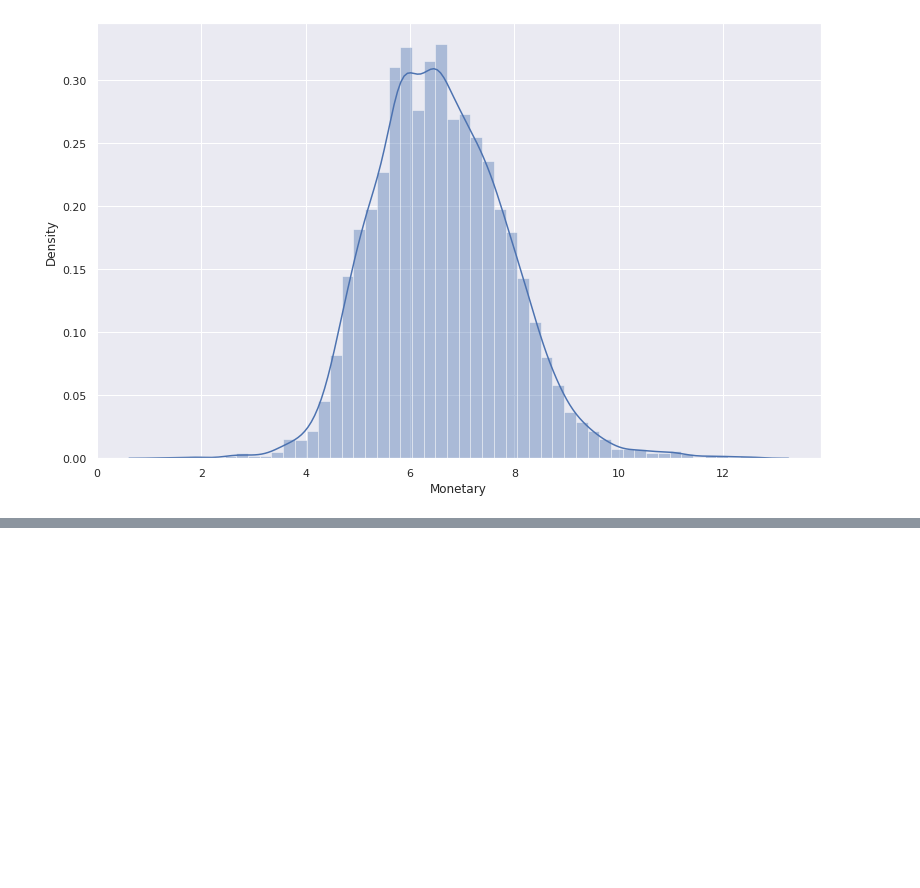
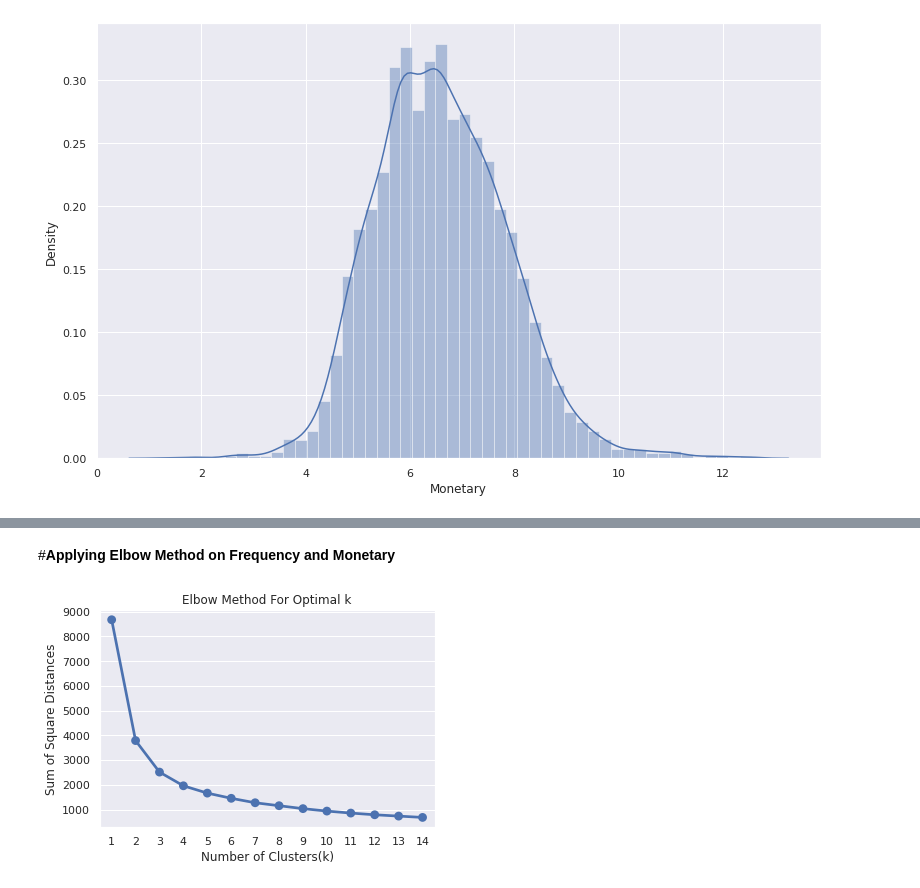
Before and after one commit to Onkar-TAE/Customer-Segmentation, a Jupyter notebook: Online_Retail_Customer_Segmentation_Capstone_Project.ipynb, the cells around one changed output, grey strips where cells are left out. Saved outputs shown, nothing was run; the diff lists cells and outputs as text; code cells hidden in the pictures; blank space fills up the shorter version.

```diff
--- a/Online_Retail_Customer_Segmentation_Capstone_Project.ipynb
+++ b/Online_Retail_Customer_Segmentation_Capstone_Project.ipynb
@@ -822,0 +923,14 @@ rfm_df['Monetary_log'] = rfm_df['Monetary'].apply(math.log)
+# %%
+features_fre_mon=['Frequency_log','Monetary_log']
+X_features_fre_mon=rfm_df[features_fre_mon].values
+scaler_fre_mon=preprocessing.StandardScaler()
+X_fre_mon=scaler_fre_mon.fit_transform(X_features_fre_mon)
+X=X_fre_mon
+range_n_clusters = [2,3,4,5,6,7,8,9,10,11,12,13,14,15]
+for n_clusters in range_n_clusters:
+    clusterer = KMeans(n_clusters=n_clusters)
+    preds = clusterer.fit_predict(X)
+    centers = clusterer.cluster_centers_
+
+    score = silhouette_score(X, preds)
+    print("For n_clusters = {}, silhouette score is {}".format(n_clusters, score))
@@ -822,0 +952,17 @@ rfm_df['Monetary_log'] = rfm_df['Monetary'].apply(math.log)
+# %% [markdown]
+#**Applying Elbow Method on Frequency and Monetary**
+# %%
+sum_of_sq_dist = {}
+for k in range(1,15):
+    km = KMeans(n_clusters= k, init= 'k-means++', max_iter= 1000)
+    km = km.fit(X)
+    sum_of_sq_dist[k] = km.inertia_
+
+#Plot the graph for the sum of square distance values and Number of Clusters
+sns.pointplot(x = list(sum_of_sq_dist.keys()), y = list(sum_of_sq_dist.values()))
+plt.xlabel('Number of Clusters(k)')
+plt.ylabel('Sum of Square Distances')
+plt.title('Elbow Method For Optimal k')
+plt.show()
+# %% [output]
+[figure, added]
```
Also changed, not shown: parts of 23 cells of this notebook.
